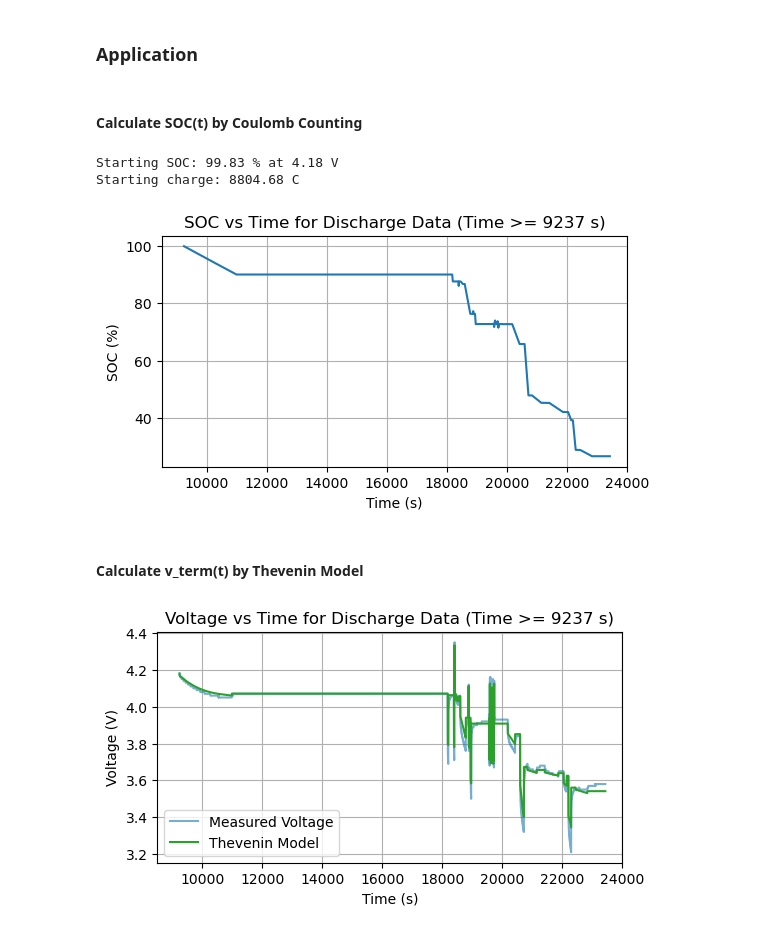
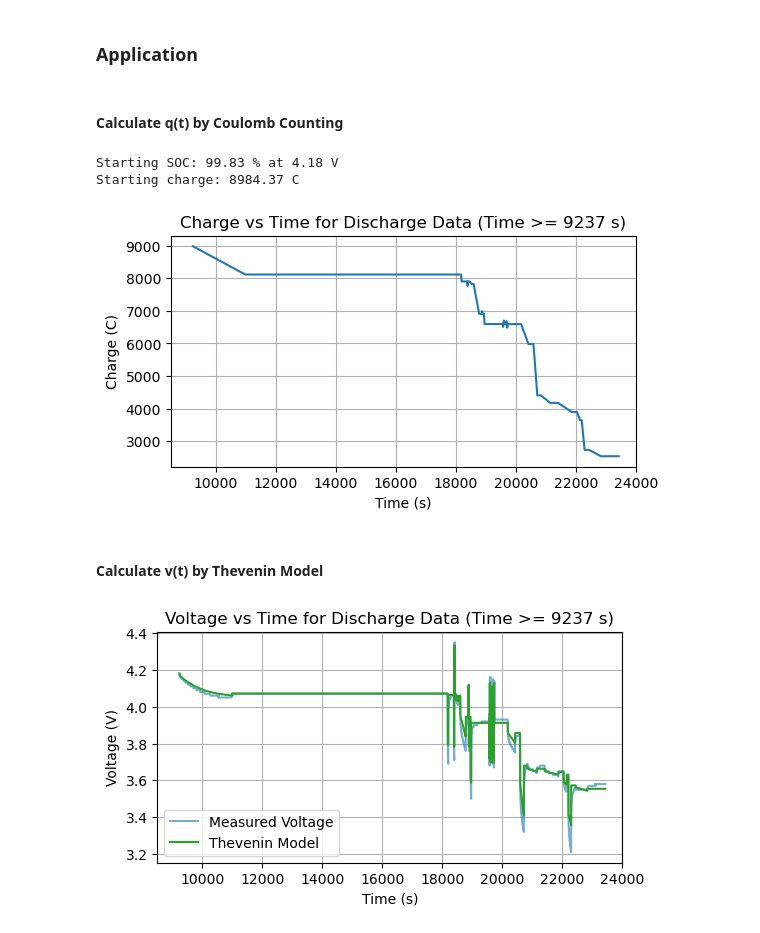
Before and after one commit to ryanlleung/FCTT-Project-3, a Jupyter notebook: part1.ipynb, the cells around one changed output. Saved outputs shown, nothing was run; the diff lists cells and outputs as text; code cells hidden in the pictures.

```diff
--- a/part1.ipynb
+++ b/part1.ipynb
@@ -164,45 +164,42 @@ plt.show()
 # %% [markdown]
 ### Application
 # %% [markdown]
-#### Calculate SOC(t) by Coulomb Counting
+#### Calculate q(t) by Coulomb Counting
 # %%
-CAPACITY = 2450 # mAh
+CAPACITY = 2500 # mAh
 CAPACITY_C = CAPACITY * 3.6 # Coulombs
 
 voltage_start = BT_discharge['Voltage (V)'].iloc[0]
 SOC_start = get_SOC(voltage_start)
 print(f"Starting SOC: {round(SOC_start, 2)} % at {voltage_start} V")
 
 charge = CAPACITY * SOC_start/100 * 3.6 # Coulombs
 print(f"Starting charge: {round(charge, 2)} C")
 
 # Discharge data
-dis_current_array = BT_discharge['Current (mA)'].values
-dis_voltage_array = BT_discharge['Voltage (V)'].values
+dis_current_array = BT_discharge['Current (mA)'].values # mA
+dis_voltage_array = BT_discharge['Voltage (V)'].values # V
 
 # Coulomb counting
 DT = 1 # sec
 charge_array = [charge]
 for i in range(1, len(dis_current_array)):
     charge += dis_current_array[i]/1000 * DT # C
     charge_array.append(charge)
 charge_array = np.array(charge_array)
 
-# Convert charge to SOC
-SOC_array = charge_array/CAPACITY_C * 100
-
 fig = plt.subplots(figsize=(6, 3))
-plt.plot(BT_discharge['Time (s)'], SOC_array)
-plt.title('SOC vs Time for Discharge Data (Time >= 9237 s)')
+plt.plot(BT_discharge['Time (s)'], charge_array)
+plt.title('Charge vs Time for Discharge Data (Time >= 9237 s)')
 plt.xlabel('Time (s)')
-plt.ylabel('SOC (%)')
+plt.ylabel('Charge (C)')
 plt.xlim(8500, 24000)
 plt.grid()
 plt.show()
 # %% [output]
 Starting SOC: 99.83 % at 4.18 V
-Starting charge: 8804.68 C
+Starting charge: 8984.37 C
-[figure, old version]
+[figure, new version]
 # %% [markdown]
-#### Calculate v_term(t) by Thevenin Model
+#### Calculate v(t) by Thevenin Model
 # %%
```
Also changed, not shown: parts of 5 cells of this notebook.
